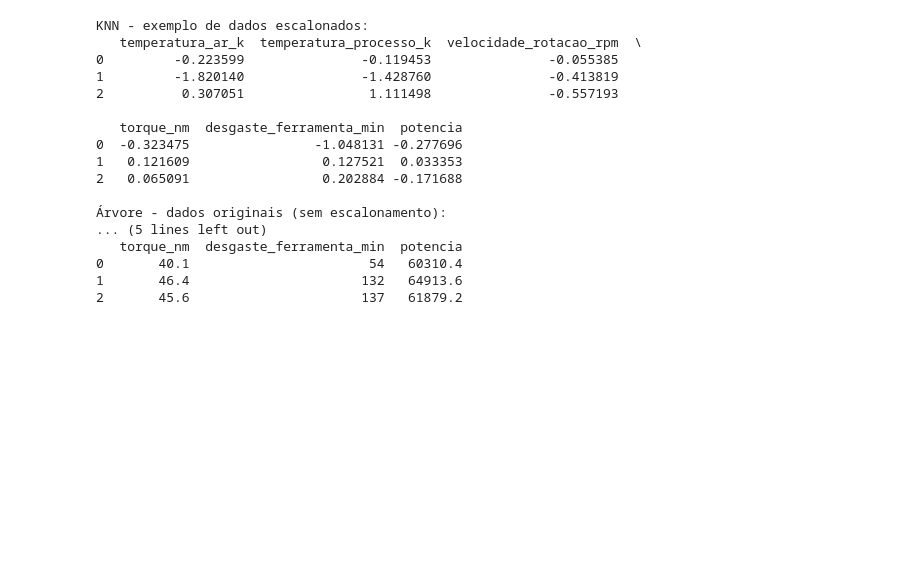
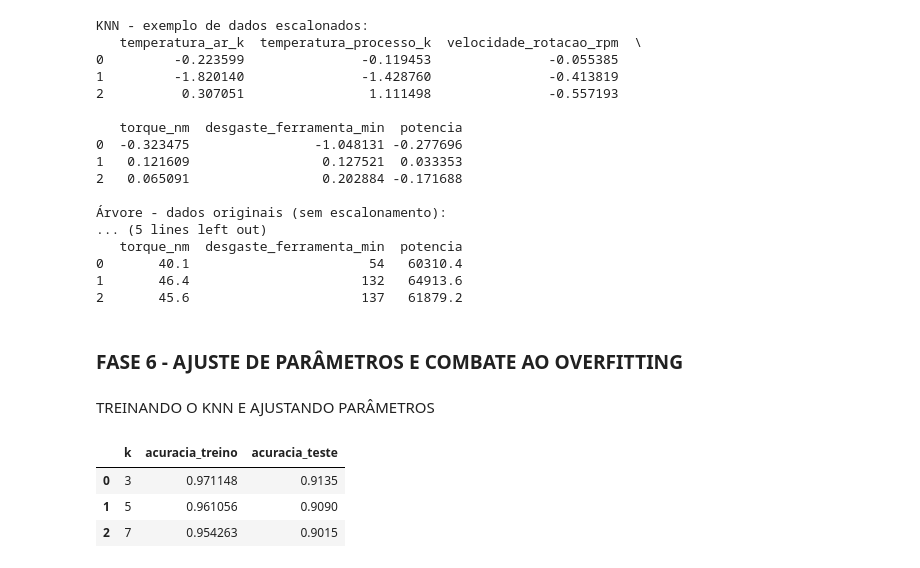
Before and after one commit to eduardaecher/pipeline-preditivo, a Jupyter notebook: notebook.ipynb, the cells around one changed output. Cells and saved outputs as stored; diff of their text form; code cells hidden in the pictures; blank space fills up the shorter version.

Commit message:
Criando as funções de treino para os modelos

```diff
--- a/notebook.ipynb
+++ b/notebook.ipynb
@@ -319,3 +319,20 @@ KNN - exemplo de dados escalonados:
 0       40.1                       54   60310.4
 1       46.4                      132   64913.6
 2       45.6                      137   61879.2
+# %% [markdown]
+### FASE 6 - AJUSTE DE PARÂMETROS E COMBATE AO OVERFITTING
+# %% [markdown]
+TREINANDO O KNN E AJUSTANDO PARÂMETROS
+# %%
+from src.parameters import testar_knn
+
+df_resultados_knn = testar_knn(
+    X_train_knn, y_train_bal, X_test_knn, y_test,
+    valores_k=[3, 5, 7]
+)
+df_resultados_knn
+# %% [output]
+|  | k | acuracia_treino | acuracia_teste |
+| 0 | 3 | 0.971148 | 0.9135 |
+| 1 | 5 | 0.961056 | 0.9090 |
+| 2 | 7 | 0.954263 | 0.9015 |
```
Also changed, not shown: parts of 3 cells of this notebook, 1 other file.
